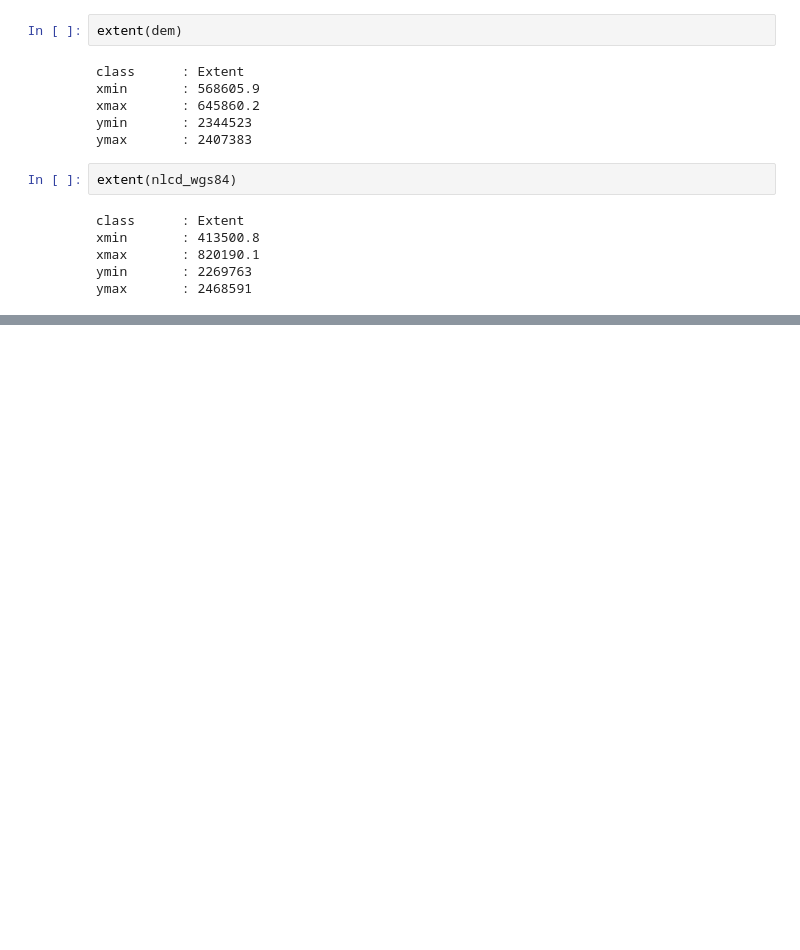
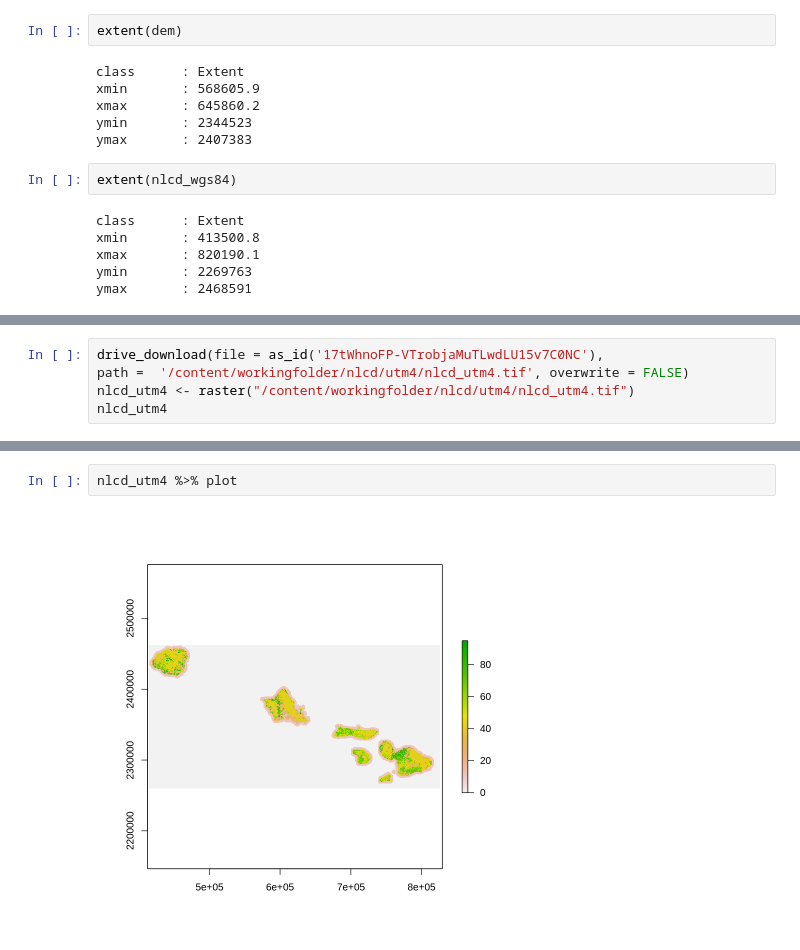
Before and after one commit to MadmanMarble/Planet_U-NET, a Jupyter notebook: AOI_make_grid.ipynb, the cells around one changed output, grey strips where cells are left out. Cells and saved outputs as stored; diff of their text form; blank space fills up the shorter version.

```diff
--- a/AOI_make_grid.ipynb
+++ b/AOI_make_grid.ipynb
@@ -817,0 +889,5 @@ ERROR: Error in eval(expr, envir, enclos): object 'test_extent' not found
+# %%
+drive_download(file = as_id('17tWhnoFP-VTrobjaMuTLwdLU15v7C0NC'),
+path =  '/content/workingfolder/nlcd/utm4/nlcd_utm4.tif', overwrite = FALSE)
+nlcd_utm4 <- raster("/content/workingfolder/nlcd/utm4/nlcd_utm4.tif")
+nlcd_utm4
@@ -817,0 +909,4 @@ ERROR: Error in eval(expr, envir, enclos): object 'test_extent' not found
+# %%
+nlcd_utm4 %>% plot
+# %% [output]
+[figure, added]
```
Also changed, not shown: parts of 54 cells of this notebook.
